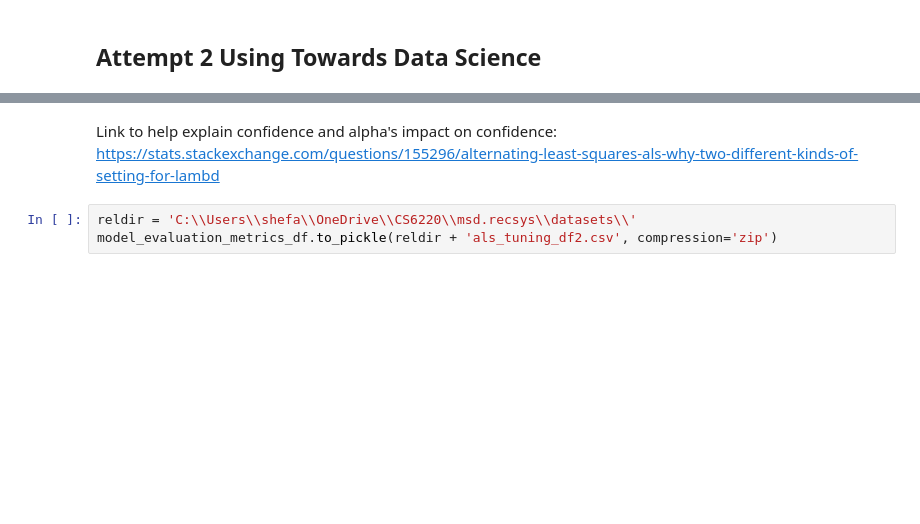
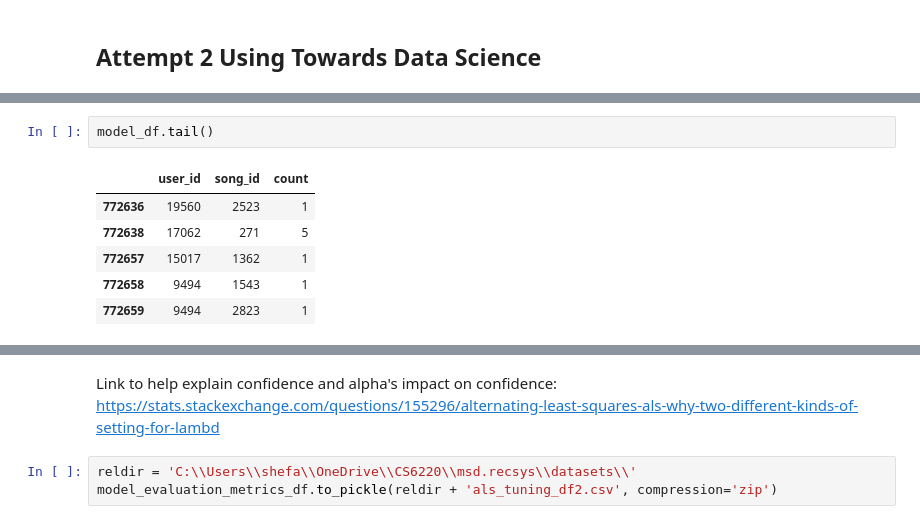
Before and after one commit to skhatri-28/Song-Recommendation-System-Project, a Jupyter notebook: notebooks/Matrix Factorization Model.ipynb, the cells around one changed output, grey strips where cells are left out. Drawn from its saved outputs; the diff is of its cells as text; blank space fills up the shorter version.

```diff
--- a/notebooks/Matrix Factorization Model.ipynb
+++ b/notebooks/Matrix Factorization Model.ipynb
@@ -161,3 +182,12 @@ model_df.head()
+# %%
+model_df.tail()
+# %% [output]
+|  | user_id | song_id | count |
+| 772636 | 19560 | 2523 | 1 |
+| 772638 | 17062 | 271 | 5 |
+| 772657 | 15017 | 1362 | 1 |
+| 772658 | 9494 | 1543 | 1 |
+| 772659 | 9494 | 2823 | 1 |
 # %%
 import implicit
 ## will need to tweak the number of latent factors by potentially identifying loss function stability
```
Also changed, not shown: parts of 10 cells of this notebook.
